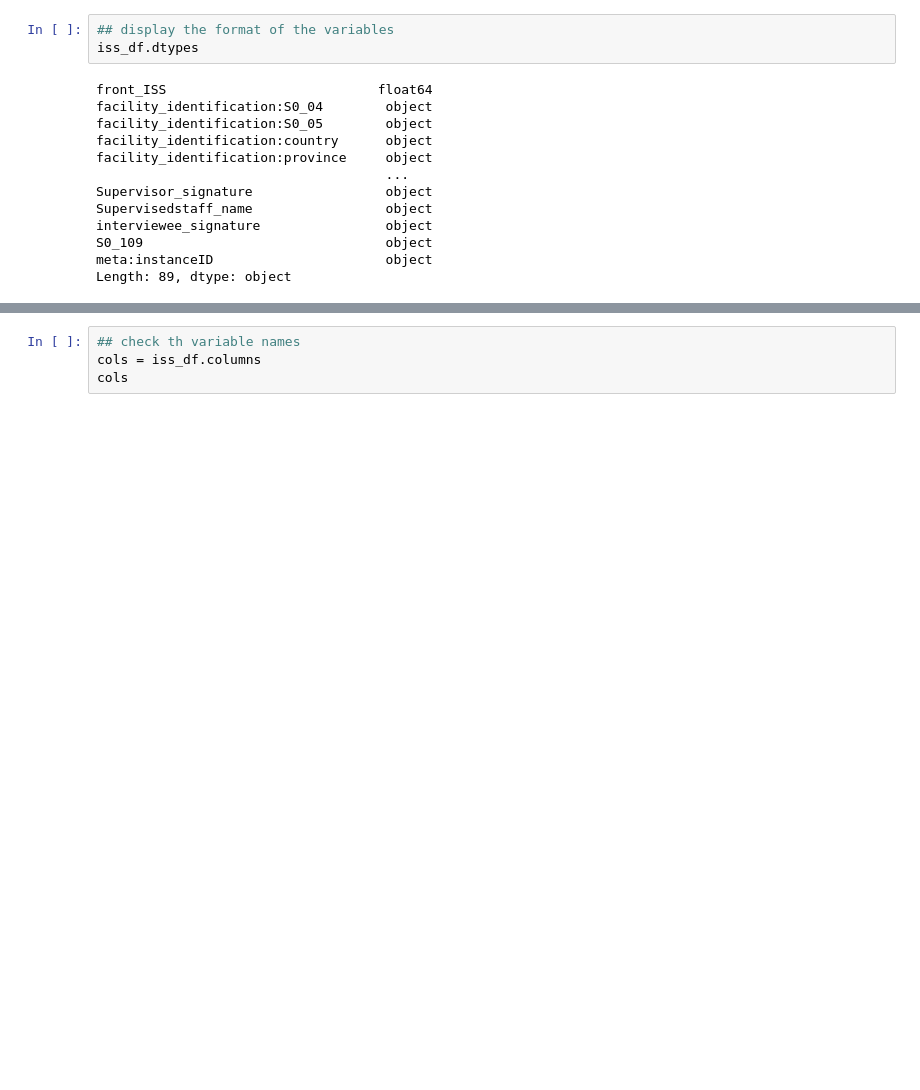
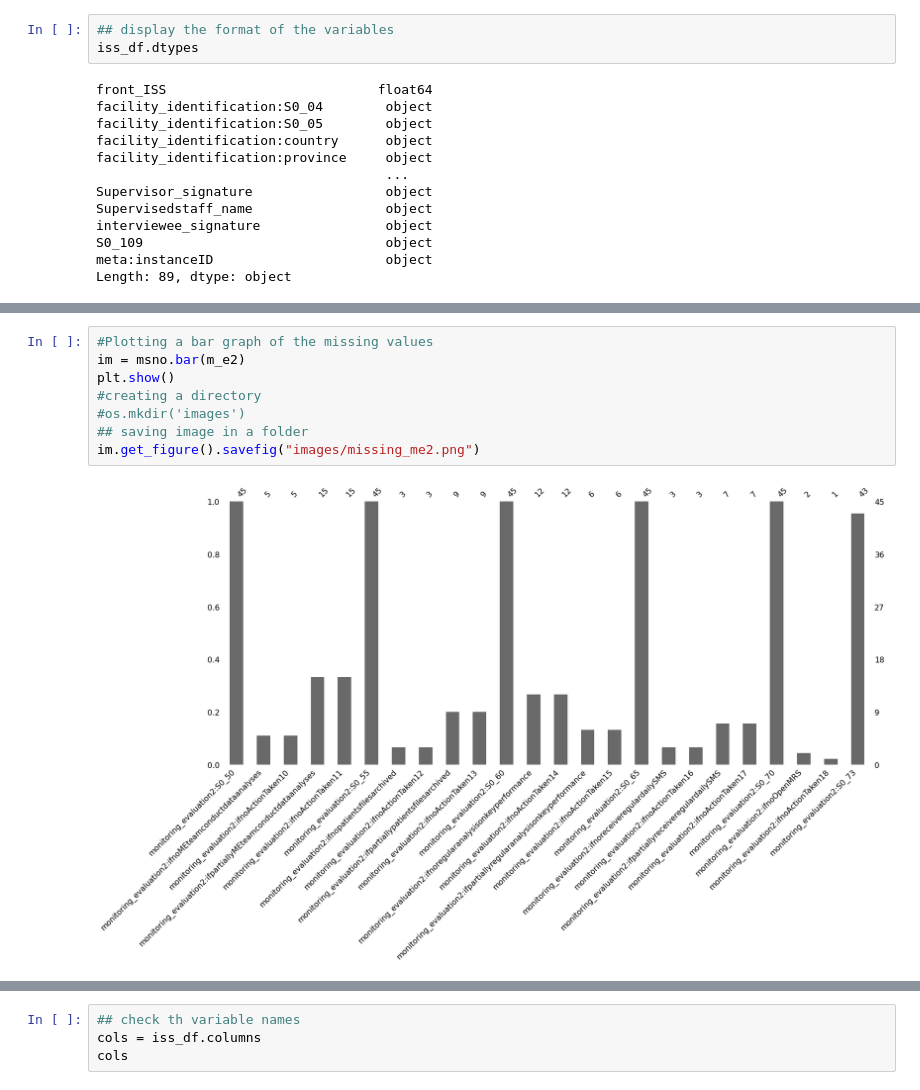
Before and after one commit to Keniajin/CESAR_python_wk3, a Jupyter notebook: Python summary questions.ipynb, the cells around one changed output, grey strips where cells are left out. Cells and saved outputs as stored; diff of their text form; blank space fills up the shorter version.

```diff
--- a/Python summary questions.ipynb
+++ b/Python summary questions.ipynb
@@ -55,0 +124,10 @@ Length: 89, dtype: object
+# %%
+#Plotting a bar graph of the missing values
+im = msno.bar(m_e2)
+plt.show()
+#creating a directory
+#os.mkdir('images')
+## saving image in a folder
+im.get_figure().savefig("images/missing_me2.png")
+# %% [output]
+[figure, added]
```
Also changed, not shown: parts of 43 cells of this notebook.
